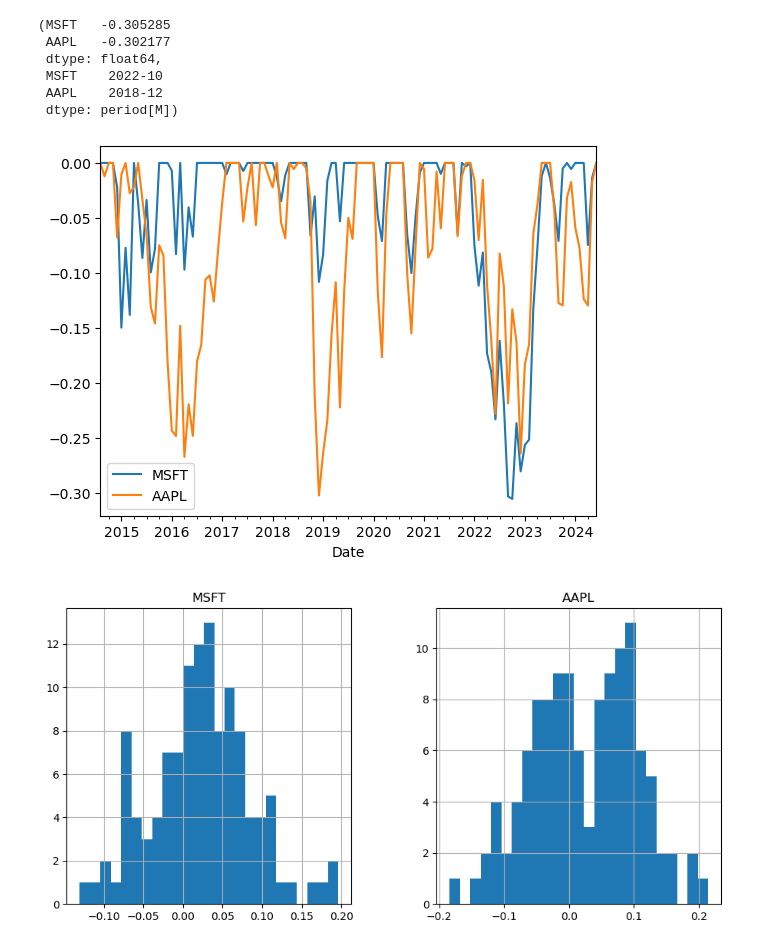
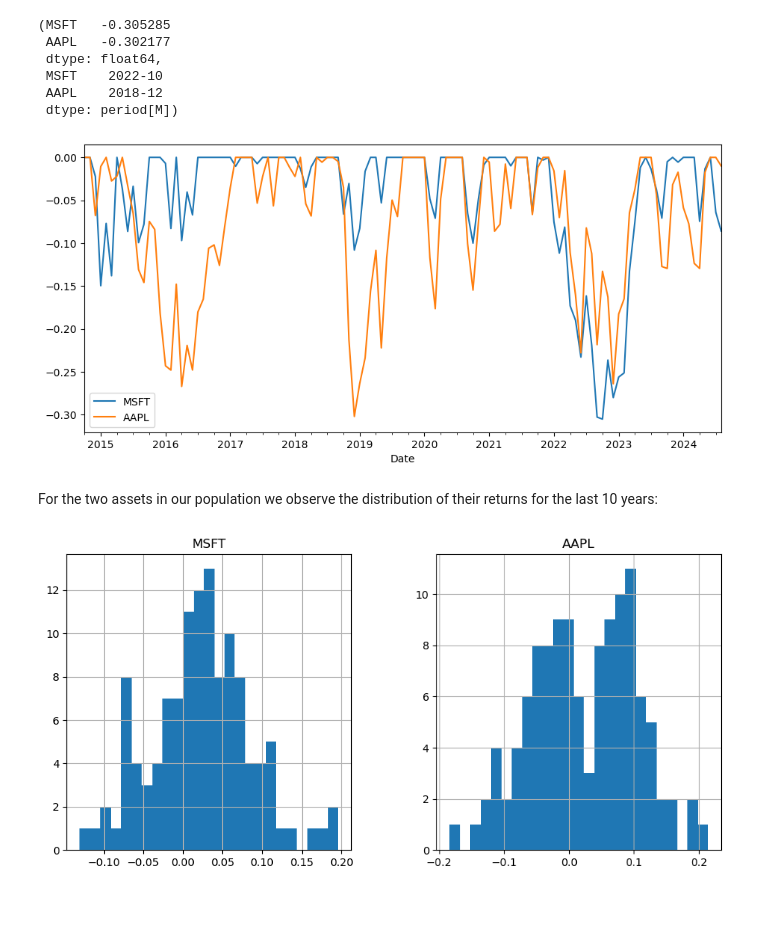
Before and after one commit to christianatanasov/algodisco, a Jupyter notebook: finance/returns.ipynb, the cells around one changed output. Saved outputs shown, nothing was run; the diff lists cells and outputs as text; code cells hidden in the pictures; blank space fills up the shorter version.

```diff
--- a/finance/returns.ipynb
+++ b/finance/returns.ipynb
@@ -102,10 +114,12 @@ s_drawdown.min(), s_drawdown.idxmin() # Maximum drawdown per stock and its date
  AAPL    2018-12
  dtype: period[M])
 # %%
-s_drawdown.plot()
+s_drawdown.plot(figsize=(11,5))
 plt.show()
 # %% [output]
-[figure, old version]
+[figure, new version]
+# %% [markdown]
+For the two assets in our population we observe the distribution of their returns for the last 10 years:
 # %%
 returns.hist(figsize=(11,5), bins=25)
 plt.show()
```
Also changed, not shown: parts of 14 cells of this notebook, 1 other file.
